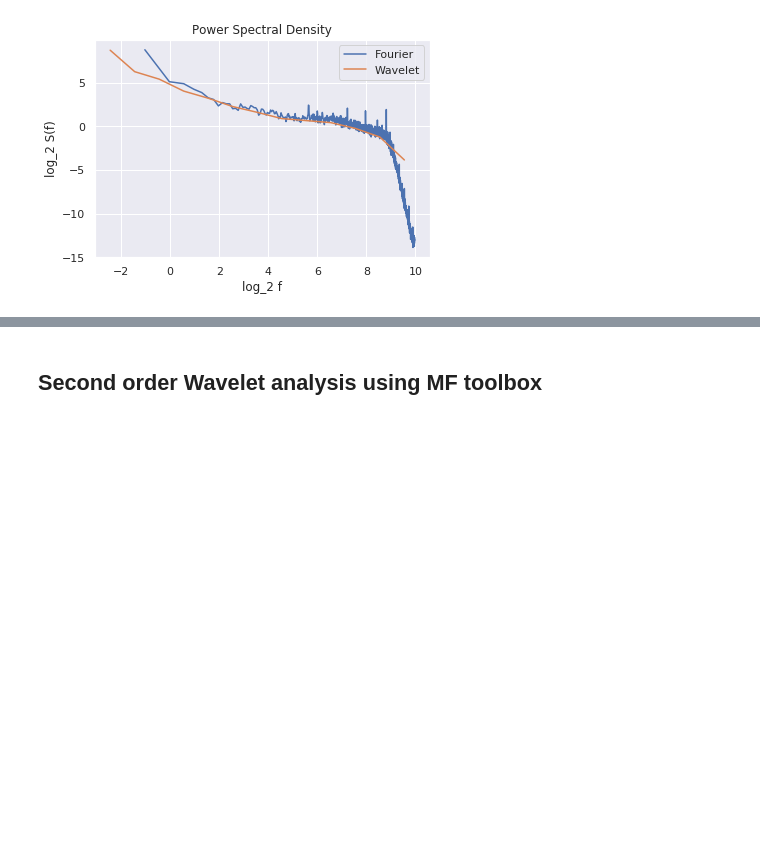
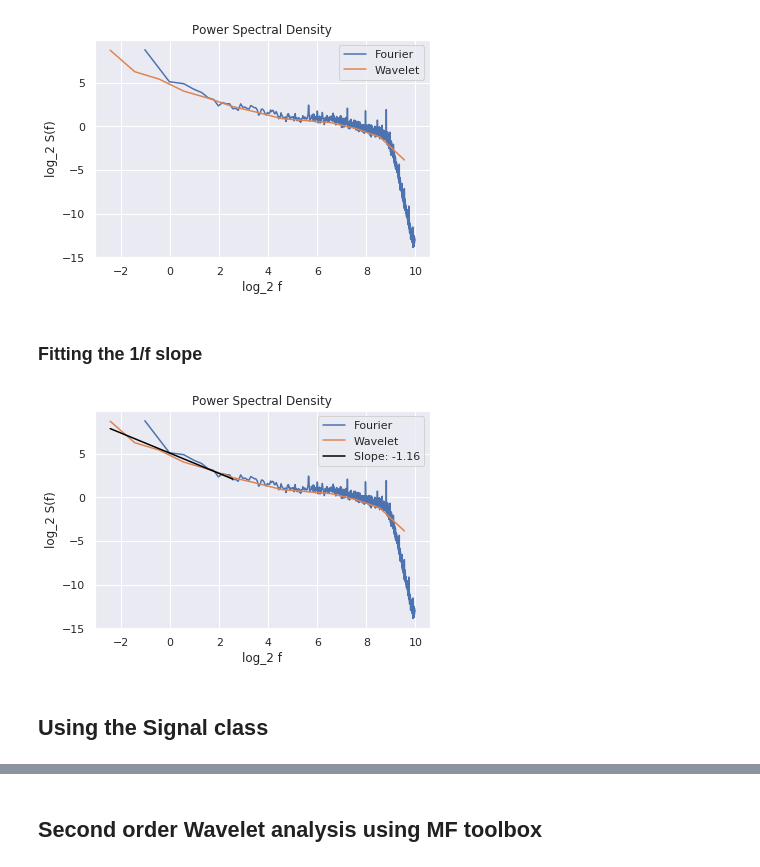
Before and after one commit to neurospin/pymultifracs, a Jupyter notebook: examples/Maquette.ipynb, the cells around one changed output, grey strips where cells are left out. Cells and saved outputs as stored; diff of their text form; code cells hidden in the pictures; blank space fills up the shorter version.

```diff
--- a/examples/Maquette.ipynb
+++ b/examples/Maquette.ipynb
@@ -122,2 +124,4 @@ plot_psd(data, fs, segment_size=window_size)
 # %% [output]
 [figure]
+# %% [markdown]
+### Fitting the 1/f slope
@@ -123,0 +130,6 @@ plot_psd(data, fs, segment_size=window_size)
+# %%
+fa.plot_fractal(data, fs)
+# %% [output]
+[figure, added]
+# %% [markdown]
+## Using the Signal class
```
Also changed, not shown: parts of 10 cells of this notebook, 3 other files.
